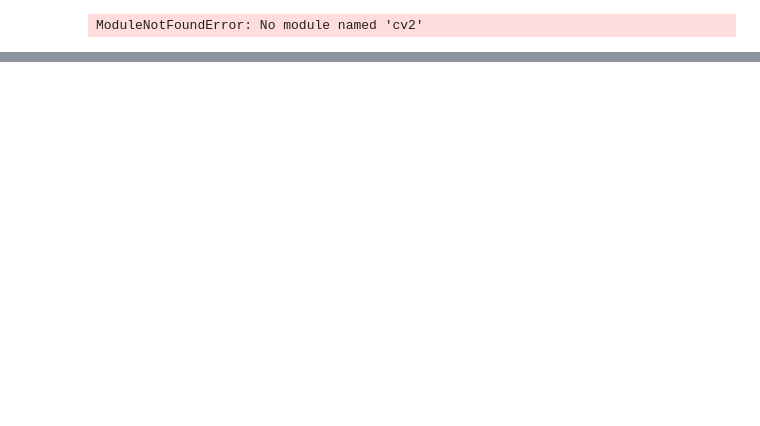
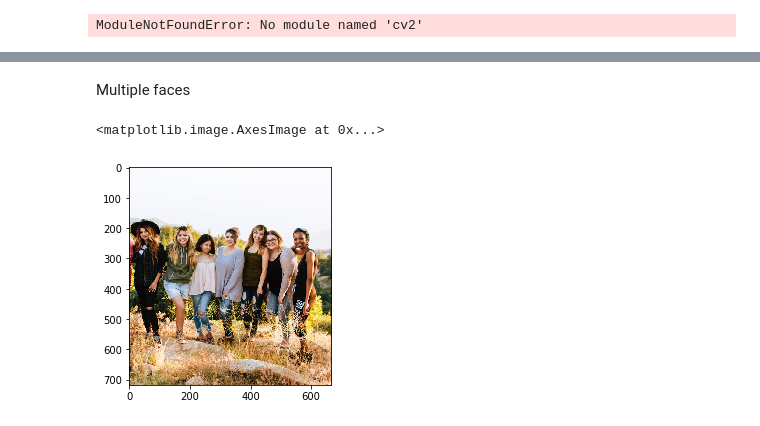
Before and after one commit to juansantateresa/Image_Processing, a Jupyter notebook: Is someone there?.ipynb, the cells around one changed output, grey strips where cells are left out. Cells and saved outputs as stored; diff of their text form; code cells hidden in the pictures; blank space fills up the shorter version.

Commit message:
Multiple faces

```diff
--- a/Is someone there?.ipynb
+++ b/Is someone there?.ipynb
@@ -80,0 +73,10 @@ show_detected_face(night_image, detected)
+# %% [markdown]
+Multiple faces
+# %%
+friends_image = imread(
+    '/Users/juansantateresagomez/Desktop/Image_Processing/Image Processing with Python course exercise dataset/chapter 4/face_det_friends22.jpg')
+# %%
+plt.imshow(friends_image)
+# %% [output]
+<matplotlib.image.AxesImage at 0x...>
+[figure, added]
```
Also changed, not shown: parts of 6 cells of this notebook.
